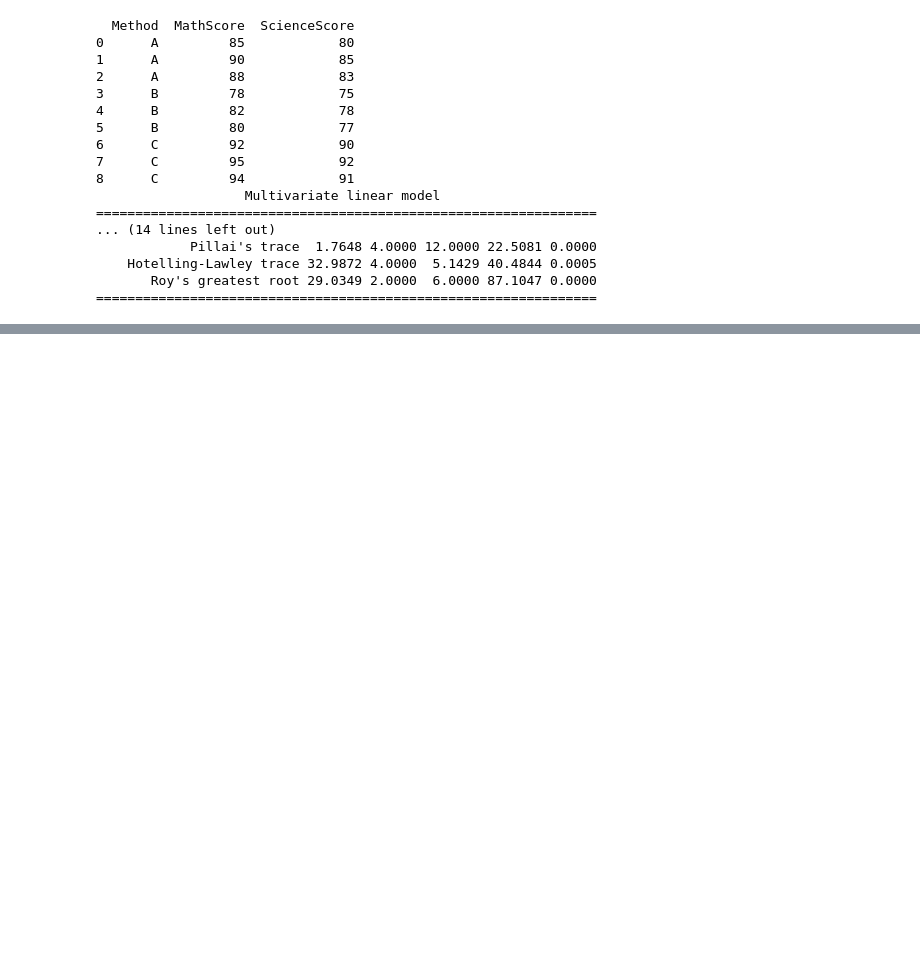
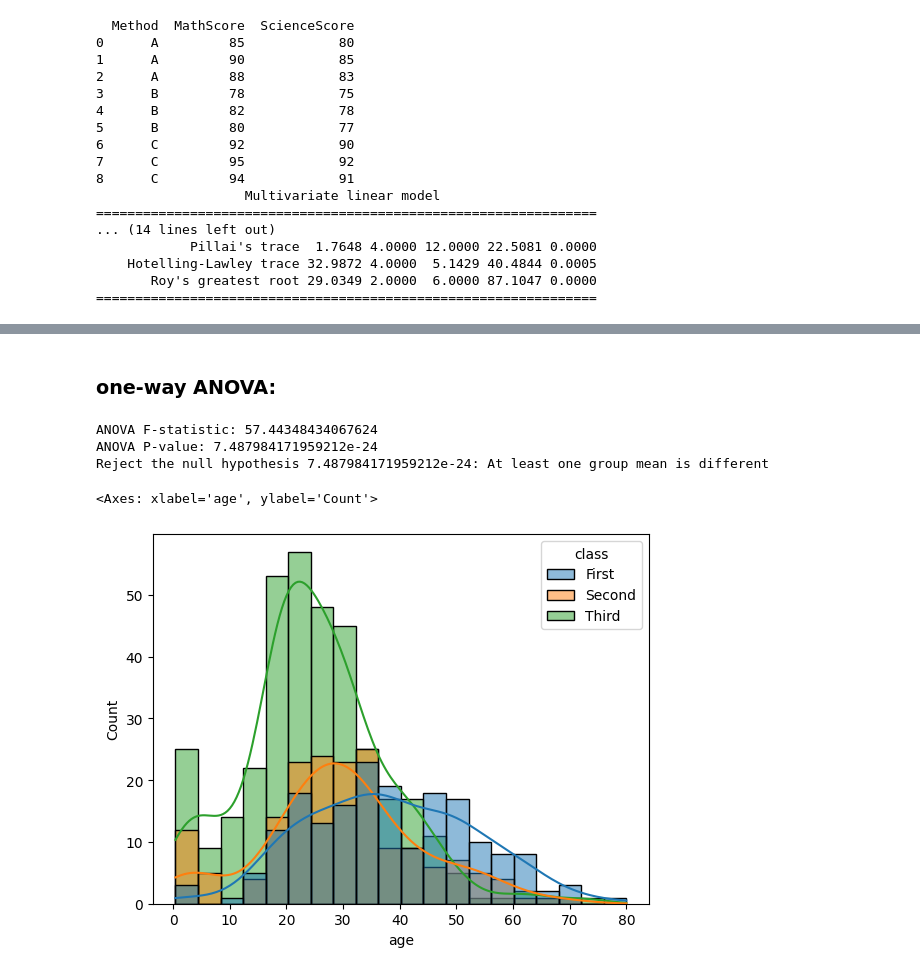
Before and after one commit to misbahkhattak718-pixel/Mentorship-Program--Devsil, a Jupyter notebook: Practice/02_statistcs/03_statistcs_test.ipynb, the cells around one changed output, grey strips where cells are left out. Cells and saved outputs as stored; diff of their text form; code cells hidden in the pictures; blank space fills up the shorter version.

```diff
--- a/Practice/02_statistcs/03_statistcs_test.ipynb
+++ b/Practice/02_statistcs/03_statistcs_test.ipynb
@@ -207,0 +282,4 @@ print(manova.mv_test())
+# %%
+# dataset load
+df = sns.load_dataset('titanic')
+df.head()
@@ -207,0 +325,28 @@ print(manova.mv_test())
+# %% [markdown]
+### one-way ANOVA:
+# %%
+# ANOVA test to compare age and class:
+anova_result = stats.f_oneway(
+    df[df['class'] == 'First']['age'].dropna(),
+    df[df['class'] == 'Second']['age'].dropna(),
+    df[df['class'] == 'Third']['age'].dropna()
+)
+print(f"ANOVA F-statistic: {anova_result.statistic}")
+print(f"ANOVA P-value: {anova_result.pvalue}")
+
+# print the results using if else statement:
+alpha = 0.05
+if anova_result.pvalue > alpha:
+    print(f"Fail to reject the null hypothesis {anova_result.pvalue }: All group means are equal")
+else:
+    print(f"Reject the null hypothesis {anova_result.pvalue }: At least one group mean is different")
+# %% [output]
+ANOVA F-statistic: 57.44348434067624
+ANOVA P-value: 7.487984171959212e-24
+Reject the null hypothesis 7.487984171959212e-24: At least one group mean is different
+# %%
+# graphical representation of age distribution by class:
+sns.histplot(data=df, x='age', kde=True,hue=' class')
+# %% [output]
+<Axes: xlabel='age', ylabel='Count'>
+[figure, added]
```
Also changed, not shown: parts of 22 cells of this notebook.
